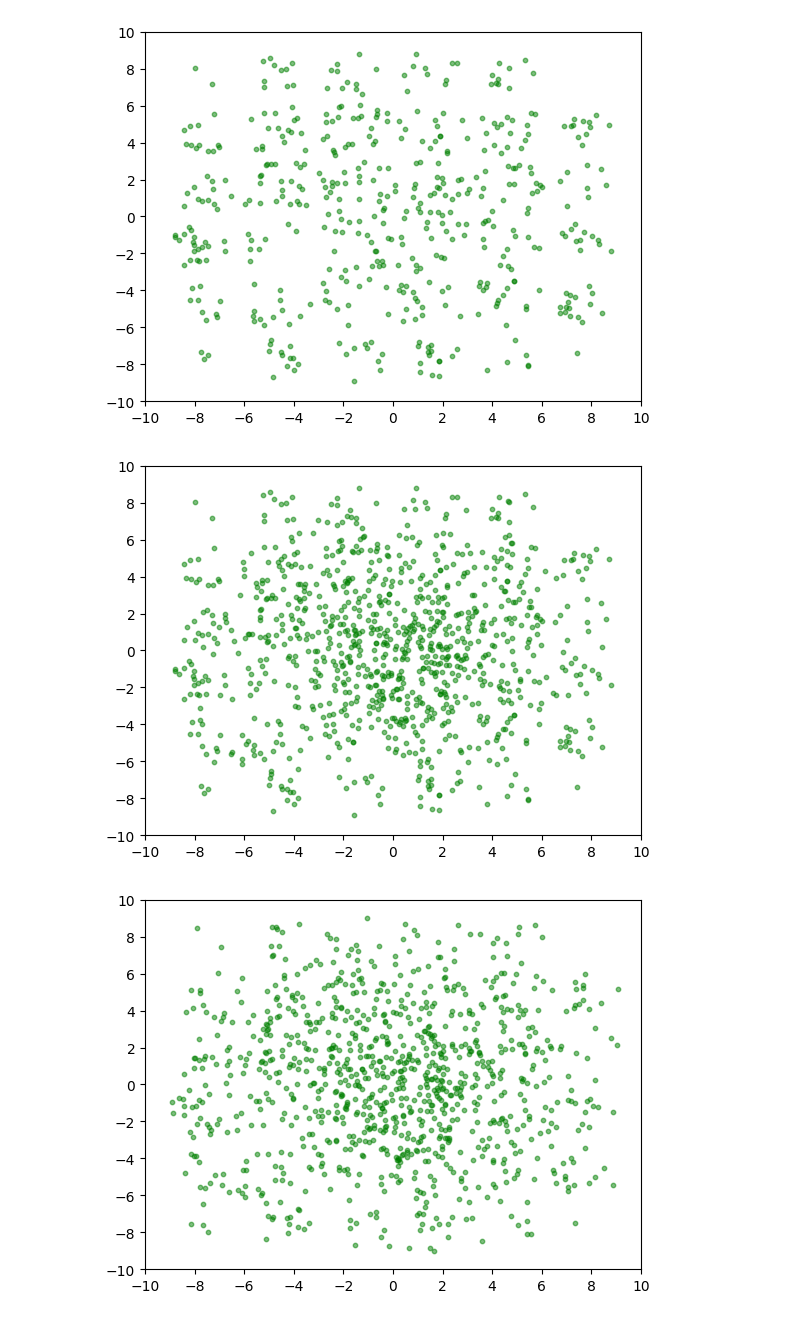
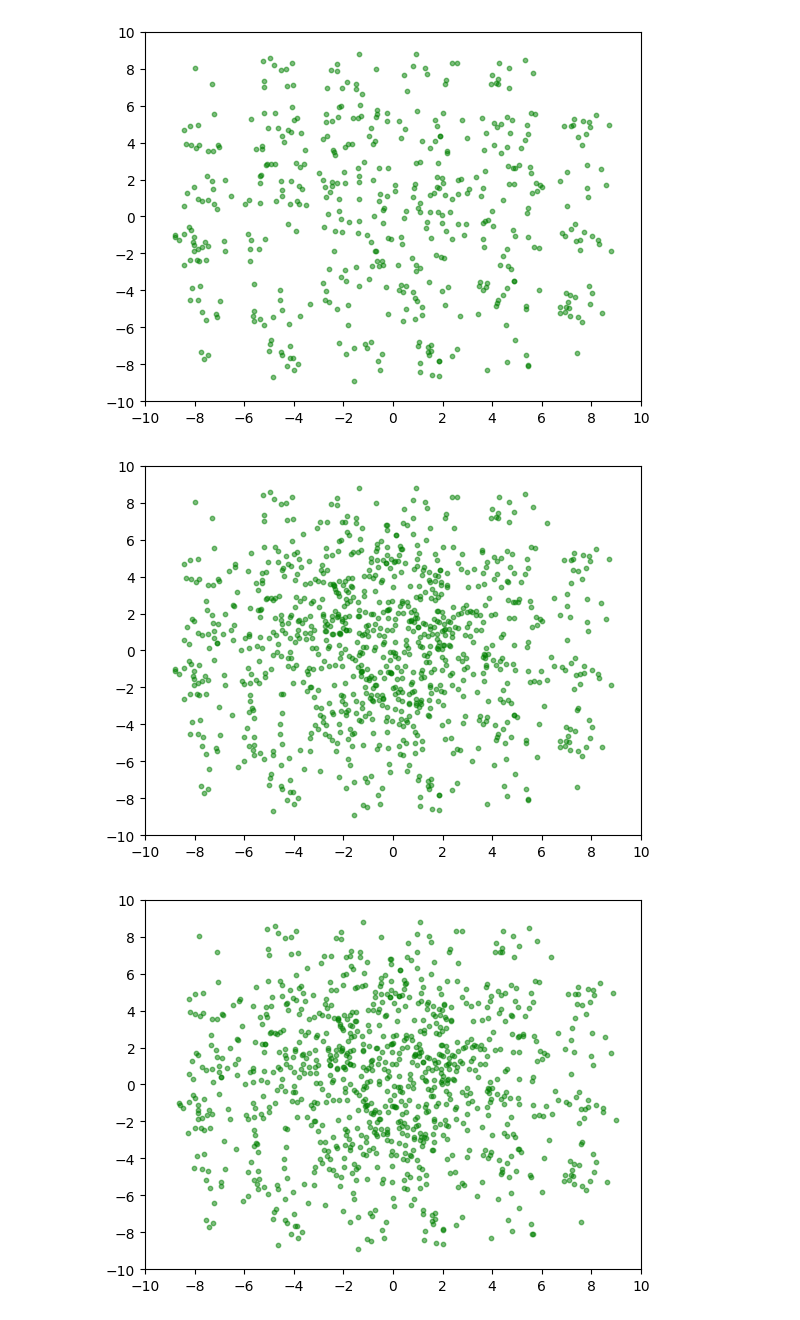
Before and after one commit to As17-01/MMDMLab1, a Jupyter notebook: 1b.ipynb, the cells around one changed output. Drawn from its saved outputs; the diff is of its cells as text; code cells hidden in the pictures.

```diff
--- a/1b.ipynb
+++ b/1b.ipynb
@@ -18,8 +19,8 @@ current_state = DotsGeneticAlgorithmState(
     random_state=RANDOM_STATE,
 )
 # %%
-x = current_state.population[:, 0]
-y = current_state.population[:, 1]
+x = np.array(current_state.population)[:, 0]
+y = np.array(current_state.population)[:, 1]
 
 plt.scatter(x, y, s=10, c="green", alpha=0.5)
 plt.xticks(np.arange(CONSTRAINTS[0], CONSTRAINTS[1] + 1, 2))
@@ -47,7 +48,7 @@ algo = BaselineGeneticAlgorithm(
     state=current_state,
     eval_functions=[b1_function],
     mutation_function=square_mutation,
-    mating_function=np.mean,
+    mating_function=mean_crossover,
 )
 # %%
 algo.get_best()
@@ -68,27 +69,27 @@ plt.show()
 # %%
 algo.mate()
 
-x = current_state.population[:, 0]
-y = current_state.population[:, 1]
+x = np.array(current_state.population)[:, 0]
+y = np.array(current_state.population)[:, 1]
 
 plt.scatter(x, y, s=10, c="green", alpha=0.5)
 plt.xticks(np.arange(CONSTRAINTS[0], CONSTRAINTS[1] + 1, 2))
 plt.yticks(np.arange(CONSTRAINTS[0], CONSTRAINTS[1] + 1, 2))
 plt.show()
 # %% [output]
-[figure, old version]
+[figure, new version]
 # %%
 algo.mutate(delta=0.5)
 
-x = current_state.population[:, 0]
-y = current_state.population[:, 1]
+x = np.array(current_state.population)[:, 0]
+y = np.array(current_state.population)[:, 1]
 
 plt.scatter(x, y, s=10, c="green", alpha=0.5)
 plt.xticks(np.arange(CONSTRAINTS[0], CONSTRAINTS[1] + 1, 2))
 plt.yticks(np.arange(CONSTRAINTS[0], CONSTRAINTS[1] + 1, 2))
 plt.show()
 # %% [output]
-[figure, old version]
+[figure, new version]
 # %%
 algo.get_best()
 # %% [output]
```
Also changed, not shown: parts of 6 cells of this notebook, 11 other files.
